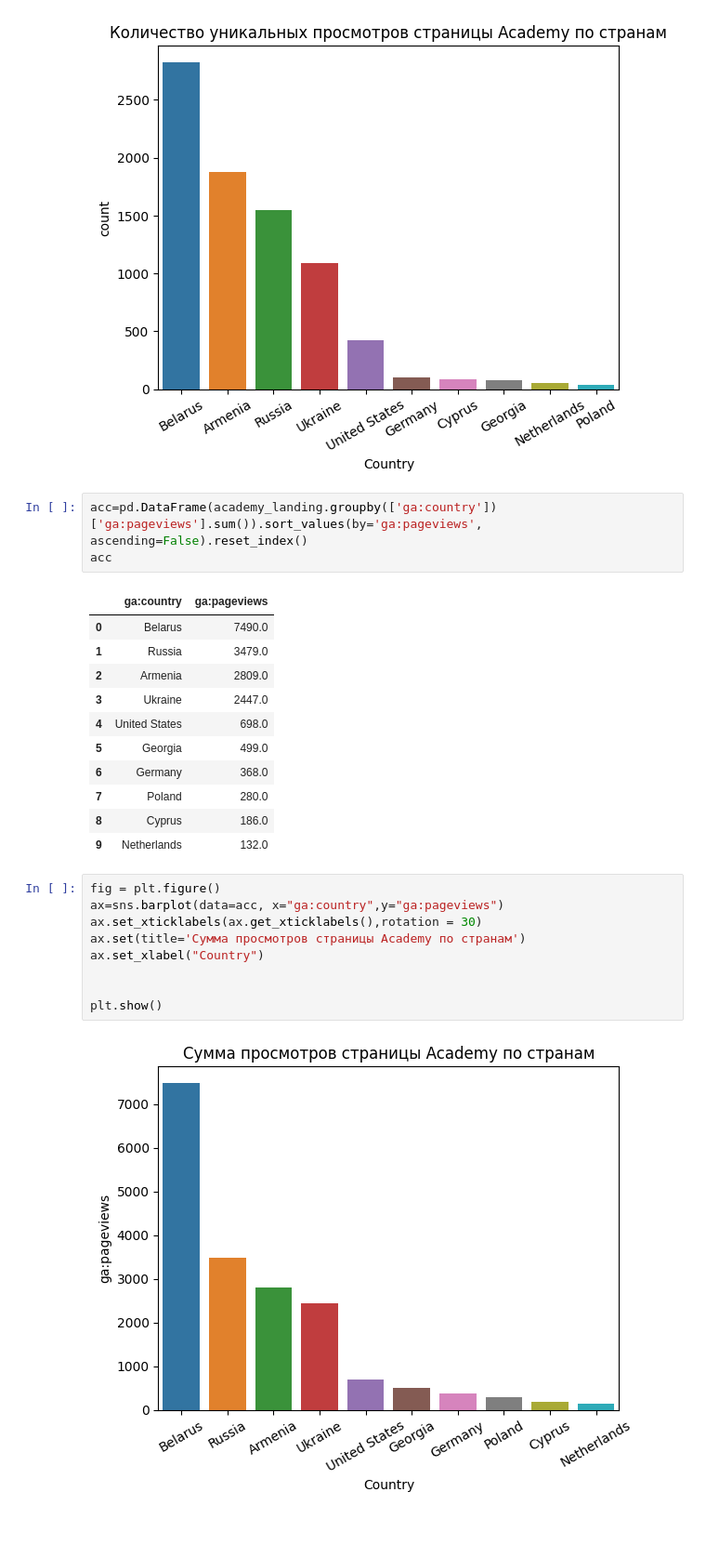
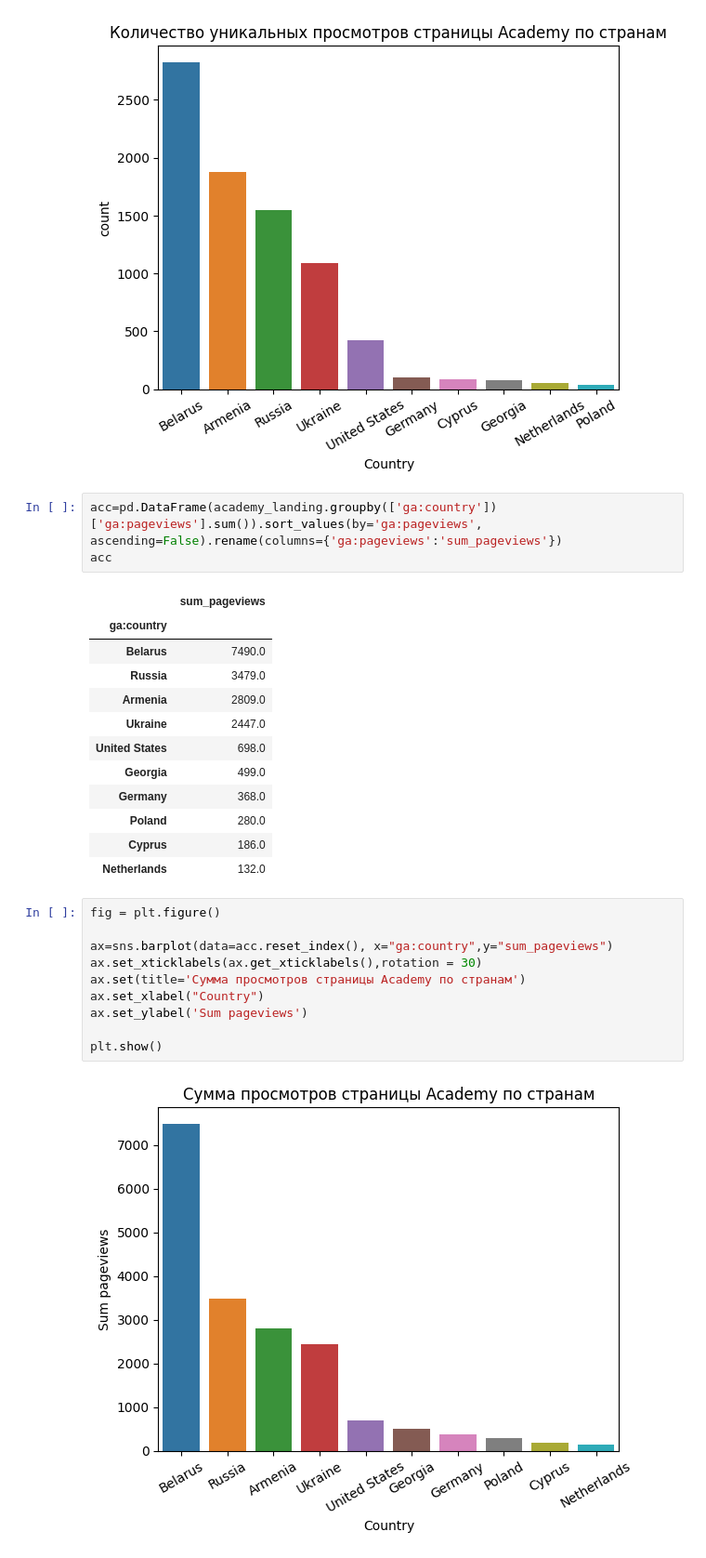
Before and after one commit to InnahHr/DA-project, a Jupyter notebook: Academy.ipynb, the cells around one changed output. Shown at 93% size. Drawn from its saved outputs; the diff is of its cells as text; blank space fills up the shorter version.

```diff
--- a/Academy.ipynb
+++ b/Academy.ipynb
@@ -55,28 +65,30 @@ plt.show()
 # %% [output]
 [figure]
 # %%
-acc=pd.DataFrame(academy_landing.groupby(['ga:country'])['ga:pageviews'].sum()).sort_values(by='ga:pageviews', ascending=False).reset_index()
+acc=pd.DataFrame(academy_landing.groupby(['ga:country'])['ga:pageviews'].sum()).sort_values(by='ga:pageviews', ascending=False).rename(columns={'ga:pageviews':'sum_pageviews'})
 acc
 # %% [output]
-|  | ga:country | ga:pageviews |
-| 0 | Belarus | 7490.0 |
-| 1 | Russia | 3479.0 |
-| 2 | Armenia | 2809.0 |
-| 3 | Ukraine | 2447.0 |
-| 4 | United States | 698.0 |
-| 5 | Georgia | 499.0 |
-| 6 | Germany | 368.0 |
-| 7 | Poland | 280.0 |
-| 8 | Cyprus | 186.0 |
-| 9 | Netherlands | 132.0 |
+|  | sum_pageviews |
+| ga:country |  |
+| Belarus | 7490.0 |
+| Russia | 3479.0 |
+| Armenia | 2809.0 |
+| Ukraine | 2447.0 |
+| United States | 698.0 |
+| Georgia | 499.0 |
+| Germany | 368.0 |
+| Poland | 280.0 |
+| Cyprus | 186.0 |
+| Netherlands | 132.0 |
 # %%
 fig = plt.figure()
-ax=sns.barplot(data=acc, x="ga:country",y="ga:pageviews")
+
+ax=sns.barplot(data=acc.reset_index(), x="ga:country",y="sum_pageviews")
 ax.set_xticklabels(ax.get_xticklabels(),rotation = 30)
 ax.set(title='Сумма просмотров страницы Academy по странам')
 ax.set_xlabel("Country")
-
+ax.set_ylabel('Sum pageviews')
 
 plt.show()
 # %% [output]
-[figure, old version]
+[figure, new version]
```
Also changed, not shown: parts of 17 cells of this notebook, 4 other files.
